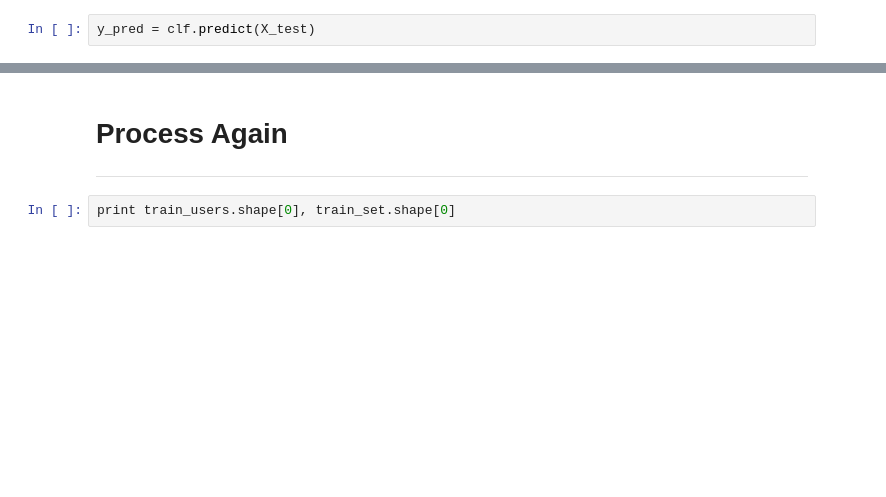
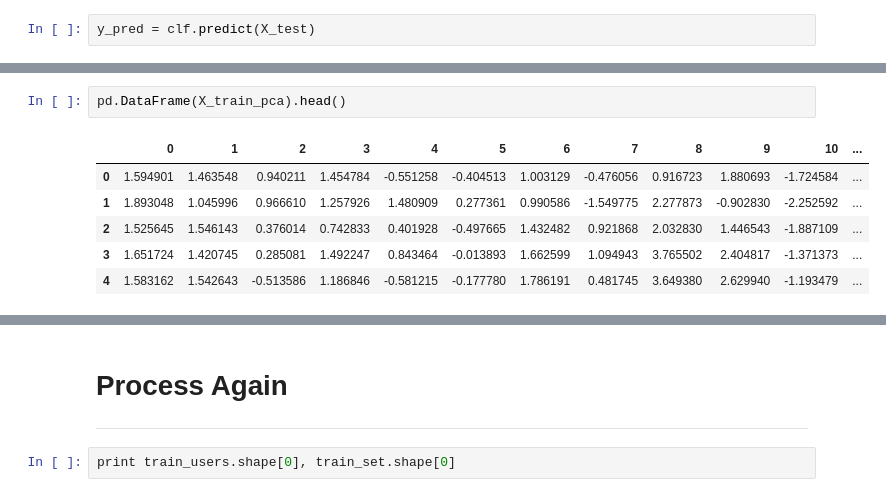
Before and after one commit to mirunapopa/DS-Intensive, a Jupyter notebook: data-science-project_random_forests.ipynb, the cells around one changed output, grey strips where cells are left out. Drawn from its saved outputs; the diff is of its cells as text; blank space fills up the shorter version.

```diff
--- a/data-science-project_random_forests.ipynb
+++ b/data-science-project_random_forests.ipynb
@@ -252,0 +383,9 @@ print metrics.accuracy_score(y_test, y_pred)
+# %%
+pd.DataFrame(X_train_pca).head()
+# %% [output]
+|  | 0 | 1 | 2 | 3 | 4 | 5 | 6 | 7 | 8 | 9 | 10 | ... |
+| 0 | 1.594901 | 1.463548 | 0.940211 | 1.454784 | -0.551258 | -0.404513 | 1.003129 | -0.476056 | 0.916723 | 1.880693 | -1.724584 | ... |
+| 1 | 1.893048 | 1.045996 | 0.966610 | 1.257926 | 1.480909 | 0.277361 | 0.990586 | -1.549775 | 2.277873 | -0.902830 | -2.252592 | ... |
+| 2 | 1.525645 | 1.546143 | 0.376014 | 0.742833 | 0.401928 | -0.497665 | 1.432482 | 0.921868 | 2.032830 | 1.446543 | -1.887109 | ... |
+| 3 | 1.651724 | 1.420745 | 0.285081 | 1.492247 | 0.843464 | -0.013893 | 1.662599 | 1.094943 | 3.765502 | 2.404817 | -1.371373 | ... |
+| 4 | 1.583162 | 1.542643 | -0.513586 | 1.186846 | -0.581215 | -0.177780 | 1.786191 | 0.481745 | 3.649380 | 2.629940 | -1.193479 | ... |
```
Also changed, not shown: parts of 21 cells of this notebook, 1 other file.
